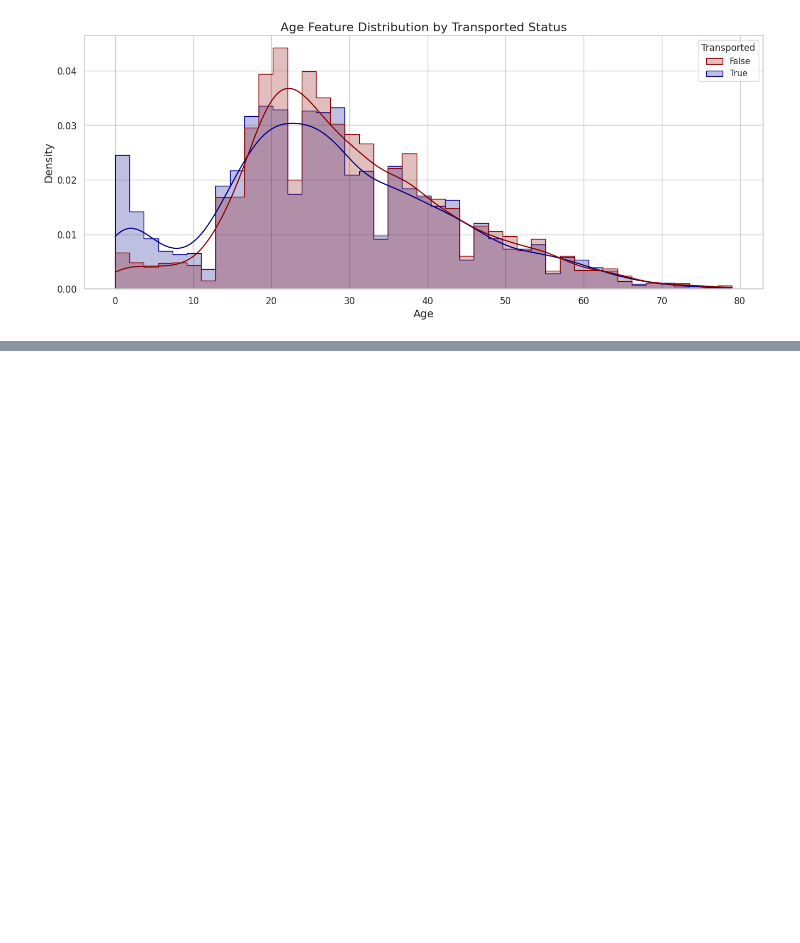
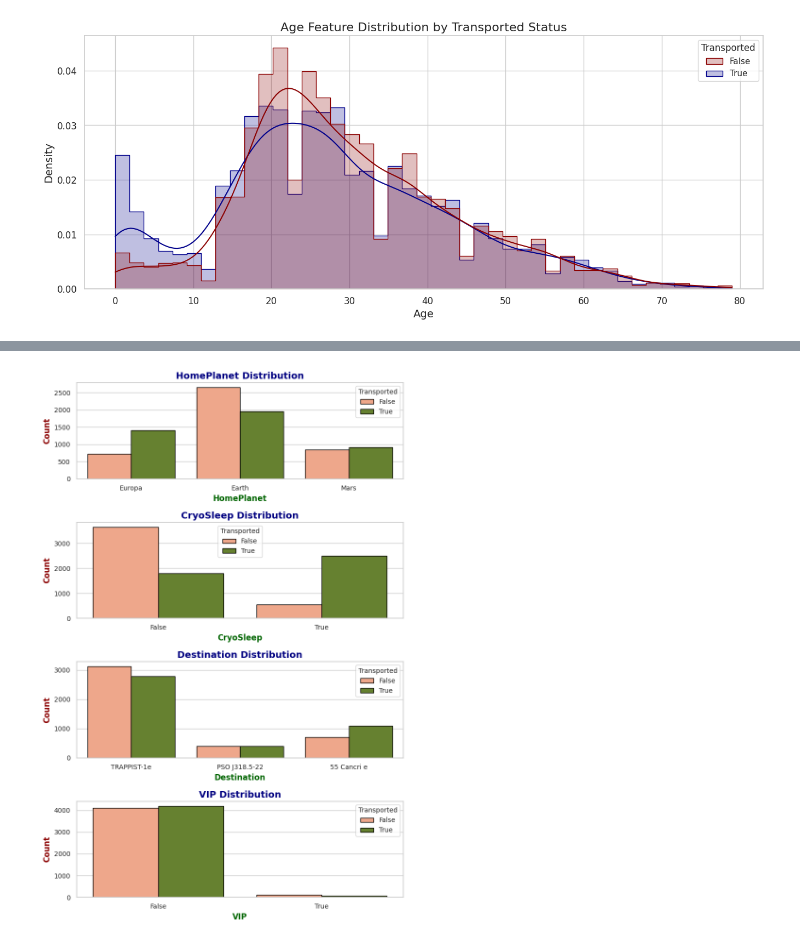
Before and after one commit to 7PAM2015-0509-2023-Team-8/Kaggle-Challenge, a Jupyter notebook: Kaggle_Challenge.ipynb, the cells around one changed output, grey strips where cells are left out. Drawn from its saved outputs; the diff is of its cells as text; code cells hidden in the pictures; blank space fills up the shorter version.

```diff
--- a/Kaggle_Challenge.ipynb
+++ b/Kaggle_Challenge.ipynb
@@ -203,0 +234,30 @@ plt.show()
+# %%
+# Define categorical columns
+cat_cols = ["HomePlanet", "CryoSleep", "Destination", "VIP"]
+
+# Set custom colors for plot
+custom_palette = ["#FFA07A", "#6B8E23"]  # LightSalmon and OliveDrab
+
+# Create the plot
+plt.figure(figsize=(8, 12))
+
+for idx, column in enumerate(cat_cols):
+    plt.subplot(4, 1, idx + 1)
+    sns.countplot(
+        x=column,
+        hue="Transported",
+        data=train_df,
+        palette=custom_palette,
+        edgecolor='black',  # Add black edges to bars for visibility
+    )
+    plt.title(f"{column} Distribution", fontsize=14, fontweight='bold', color='navy')  # Title customization
+    plt.xlabel(column, fontsize=12, fontweight='bold', color='darkgreen')  # X-axis label customization
+    plt.ylabel("Count", fontsize=12, fontweight='bold', color='darkred')  # Y-axis label customization
+    plt.xticks(fontsize=10)  # Customize x-axis tick font size
+    plt.yticks(fontsize=10)  # Customize y-axis tick font size
+    plt.legend(title="Transported", fontsize=10, title_fontsize=10)  # Customize legend font size
+    plt.tight_layout()
+
+plt.show()
+# %% [output]
+[figure, added]
```
Also changed, not shown: parts of 3 cells of this notebook.
